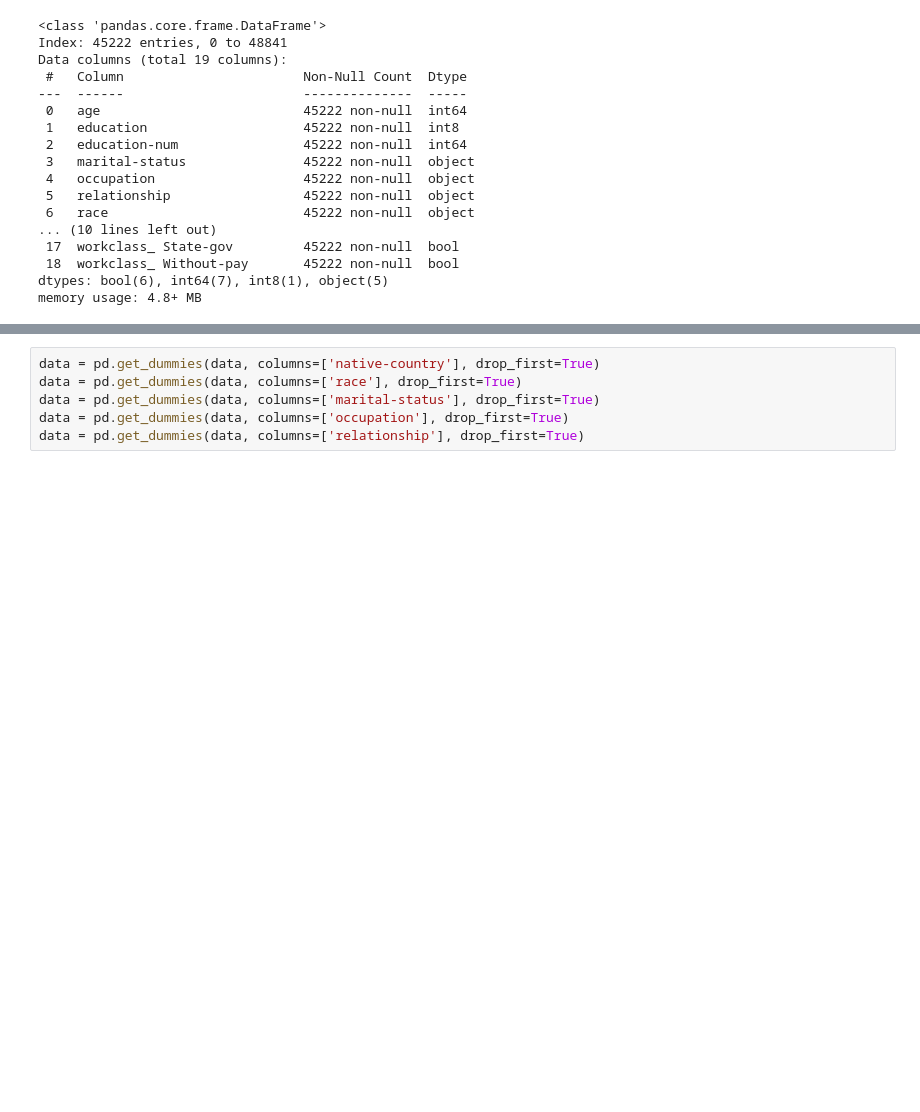
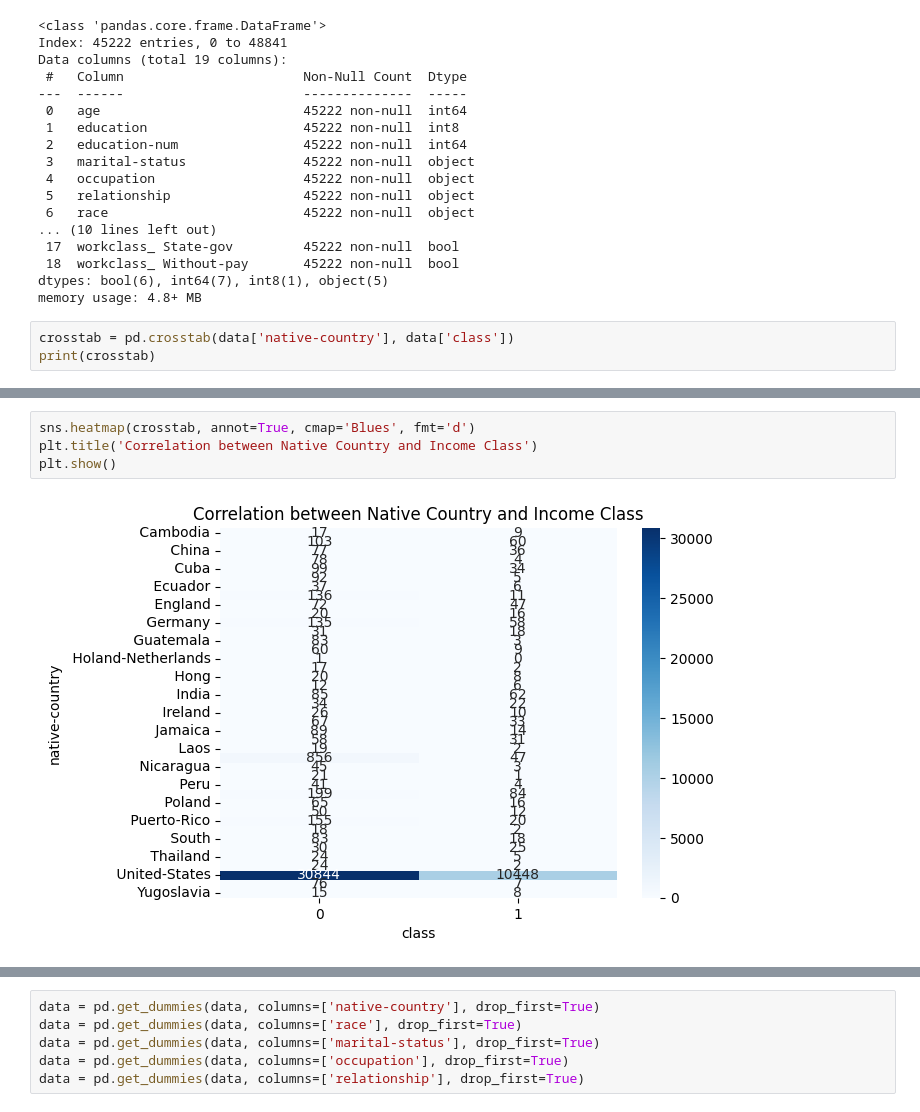
Before and after one commit to namolee/fintech_service, a Jupyter notebook: 06machine_learning/07앙상블모델연습2_연봉데이터.ipynb, the cells around one changed output, grey strips where cells are left out. Saved outputs shown, nothing was run; the diff lists cells and outputs as text; blank space fills up the shorter version.

```diff
--- a/06machine_learning/07앙상블모델연습2_연봉데이터.ipynb
+++ b/06machine_learning/07앙상블모델연습2_연봉데이터.ipynb
@@ -267,3 +319,6 @@ Data columns (total 19 columns):
  18  workclass_ Without-pay       45222 non-null  bool
 dtypes: bool(6), int64(7), int8(1), object(5)
 memory usage: 4.8+ MB
+# %%
+crosstab = pd.crosstab(data['native-country'], data['class'])
+print(crosstab)
@@ -269,0 +354,6 @@ memory usage: 4.8+ MB
+# %%
+sns.heatmap(crosstab, annot=True, cmap='Blues', fmt='d')
+plt.title('Correlation between Native Country and Income Class')
+plt.show()
+# %% [output]
+[figure, added]
```
Also changed, not shown: parts of 25 cells of this notebook, 1 other file.
